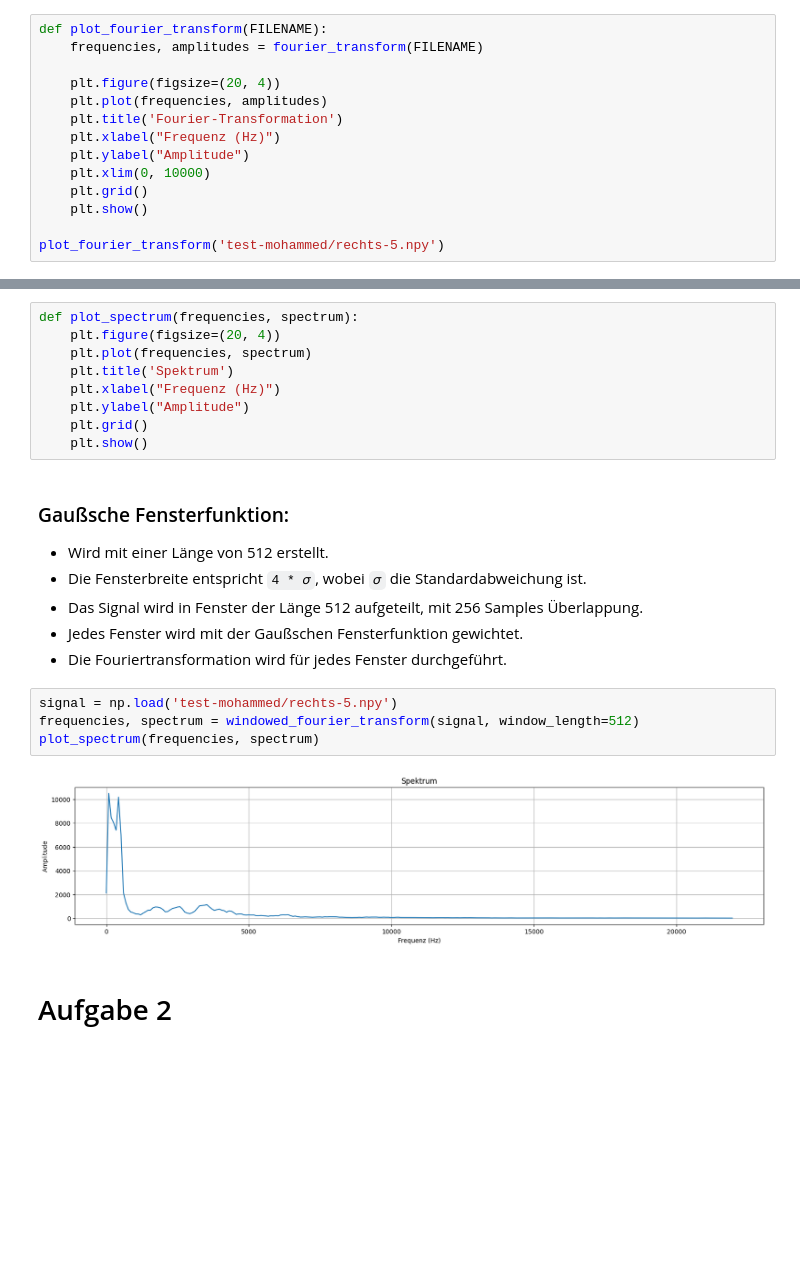
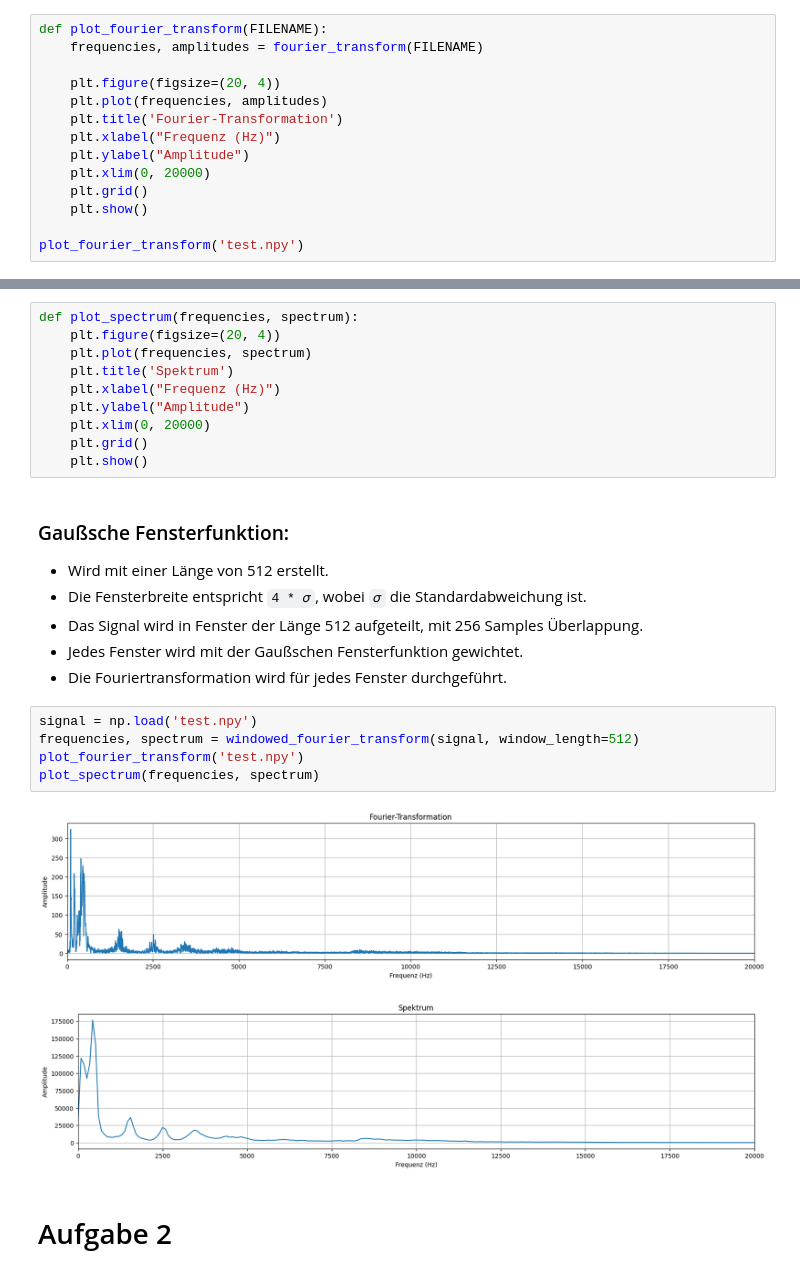
Before and after one commit to MomdAli/Angewandte-Informatik, a Jupyter notebook: content/Studium/Semester 3/SSS/Versuch 4/versuch-4.ipynb, the cells around one changed output, grey strips where cells are left out. Drawn from its saved outputs; the diff is of its cells as text; blank space fills up the shorter version.

```diff
--- a/content/Studium/Semester 3/SSS/Versuch 4/versuch-4.ipynb
+++ b/content/Studium/Semester 3/SSS/Versuch 4/versuch-4.ipynb
@@ -104,9 +101,9 @@ def plot_fourier_transform(FILENAME):
     plt.title('Fourier-Transformation')
     plt.xlabel("Frequenz (Hz)")
     plt.ylabel("Amplitude")
-    plt.xlim(0, 10000)
+    plt.xlim(0, 20000)
     plt.grid()
     plt.show()
 
-plot_fourier_transform('test-mohammed/rechts-5.npy')
+plot_fourier_transform('test.npy')
 # %% [output]
@@ -152,6 +149,7 @@ def plot_spectrum(frequencies, spectrum):
     plt.title('Spektrum')
     plt.xlabel("Frequenz (Hz)")
     plt.ylabel("Amplitude")
+    plt.xlim(0, 20000)
     plt.grid()
     plt.show()
 # %% [markdown]
@@ -162,11 +160,13 @@ def plot_spectrum(frequencies, spectrum):
 - Jedes Fenster wird mit der Gaußschen Fensterfunktion gewichtet.
 - Die Fouriertransformation wird für jedes Fenster durchgeführt.
 # %%
-signal = np.load('test-mohammed/rechts-5.npy')
+signal = np.load('test.npy')
 frequencies, spectrum = windowed_fourier_transform(signal, window_length=512)
+plot_fourier_transform('test.npy')
 plot_spectrum(frequencies, spectrum)
 # %% [output]
-[figure, old version]
+[figure, new version]
+[figure, added]
 # %% [markdown]
 # Aufgabe 2
 # %% [markdown]
```
Also changed, not shown: parts of 10 cells of this notebook, 2 other files.
